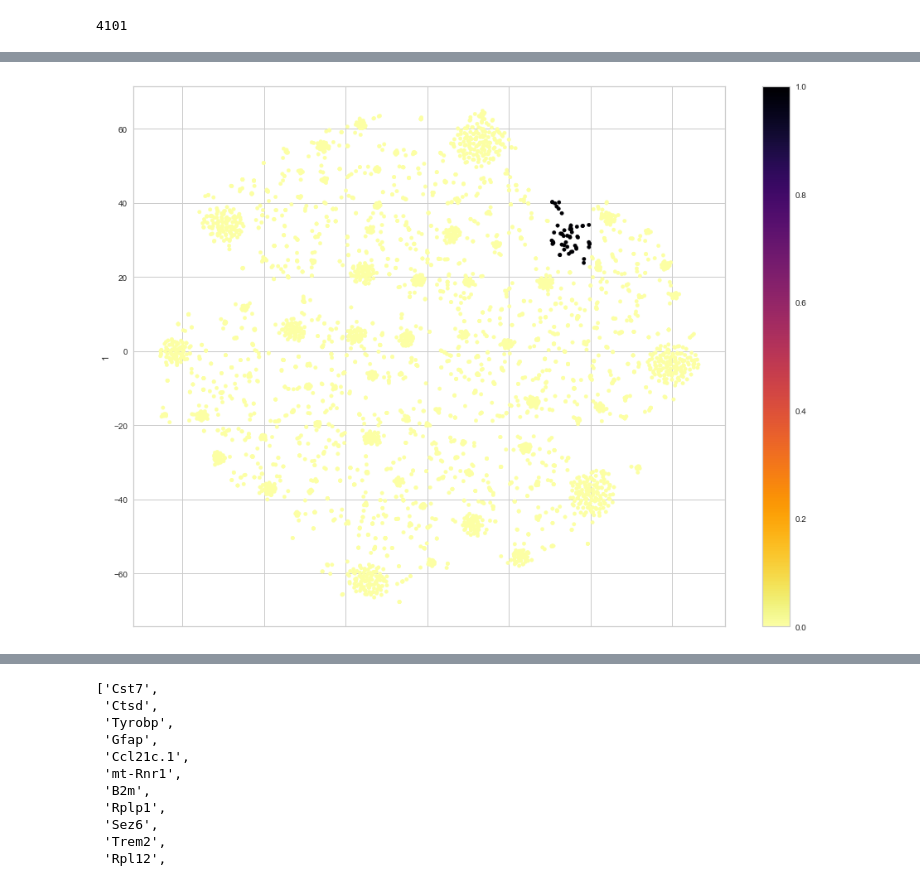
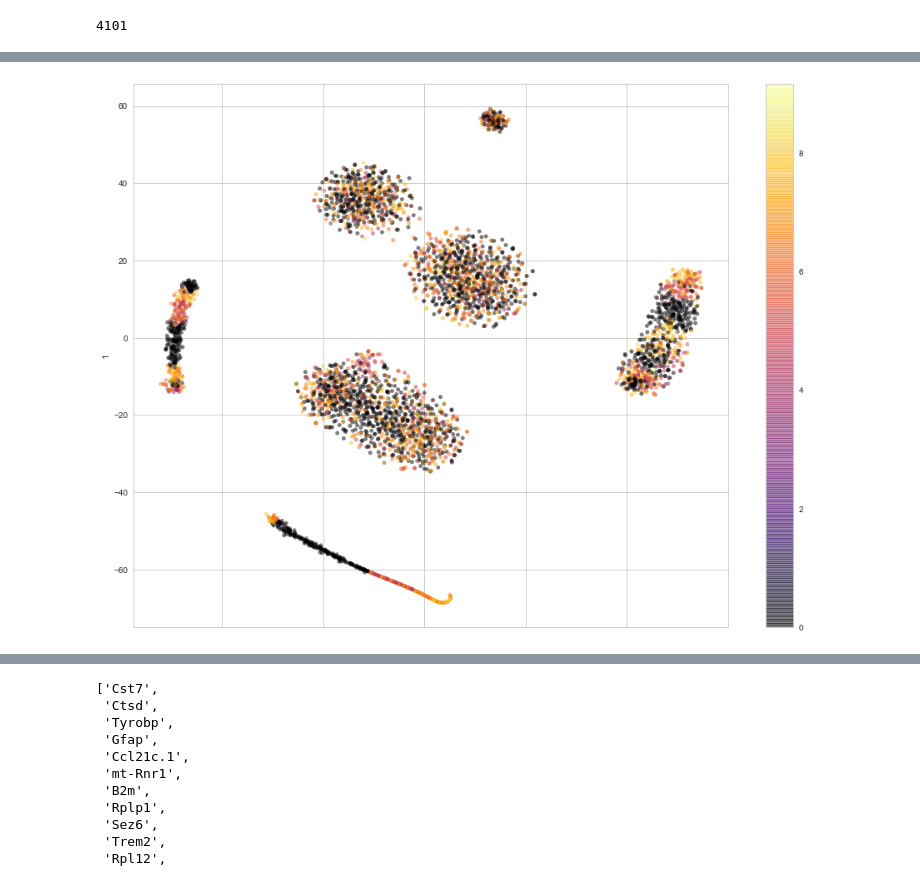
Before and after one commit to tmoerman/alois, a Jupyter notebook: notebooks/03_ashley_21_mar_2018/08_log_AB_analysis.ipynb, the cells around one changed output, grey strips where cells are left out. Drawn from its saved outputs; the diff is of its cells as text; code cells hidden in the pictures.

Commit message:
weirdest embedding plot EVER

```diff
--- a/notebooks/03_ashley_21_mar_2018/08_log_AB_analysis.ipynb
+++ b/notebooks/03_ashley_21_mar_2018/08_log_AB_analysis.ipynb
@@ -503,0 +378,2 @@ def to_explanation_box_plots(explanations_df,
+# %%
+log_AB_explanations_path = '08_results/explanations_log_AB.tsv'
@@ -504,3 +382,5 @@ def to_explanation_box_plots(explanations_df,
+# %%
+explanations_df = pd.read_csv(log_AB_explanations_path, sep='\t')
 # %%
 to_explanation_box_plots(clean_df)
 # %% [output]
@@ -521,2 +404,3 @@ from sklearn.manifold import TSNE
 # %%
-embedding = TSNE().fit_transform(pd.DataFrame(explanations))
+%%time
+tsne_embedding = TSNE(metric='correlation').fit_transform(pd.DataFrame(explanations_df))
@@ -529,5 +410,5 @@ selection2 =  (bla[0] > 30) & (bla[0] < 40) & (bla[1] > 23) & (bla[1] < 42)
 # %%
-pd.DataFrame(embedding).plot.scatter(x=0, y=1, figsize=(16,12), c=selection2, cmap='inferno_r')
+pd.DataFrame(tsne_embedding).plot.scatter(x=0, y=1, figsize=(16, 12), alpha=0.5, c=KI_WT_region_sets['CX']['log_AB'], cmap='inferno')
 plt.show()
 # %% [output]
-[figure, old version]
+[figure, new version]
```
Also changed, not shown: parts of 45 cells of this notebook, 9 other files.
